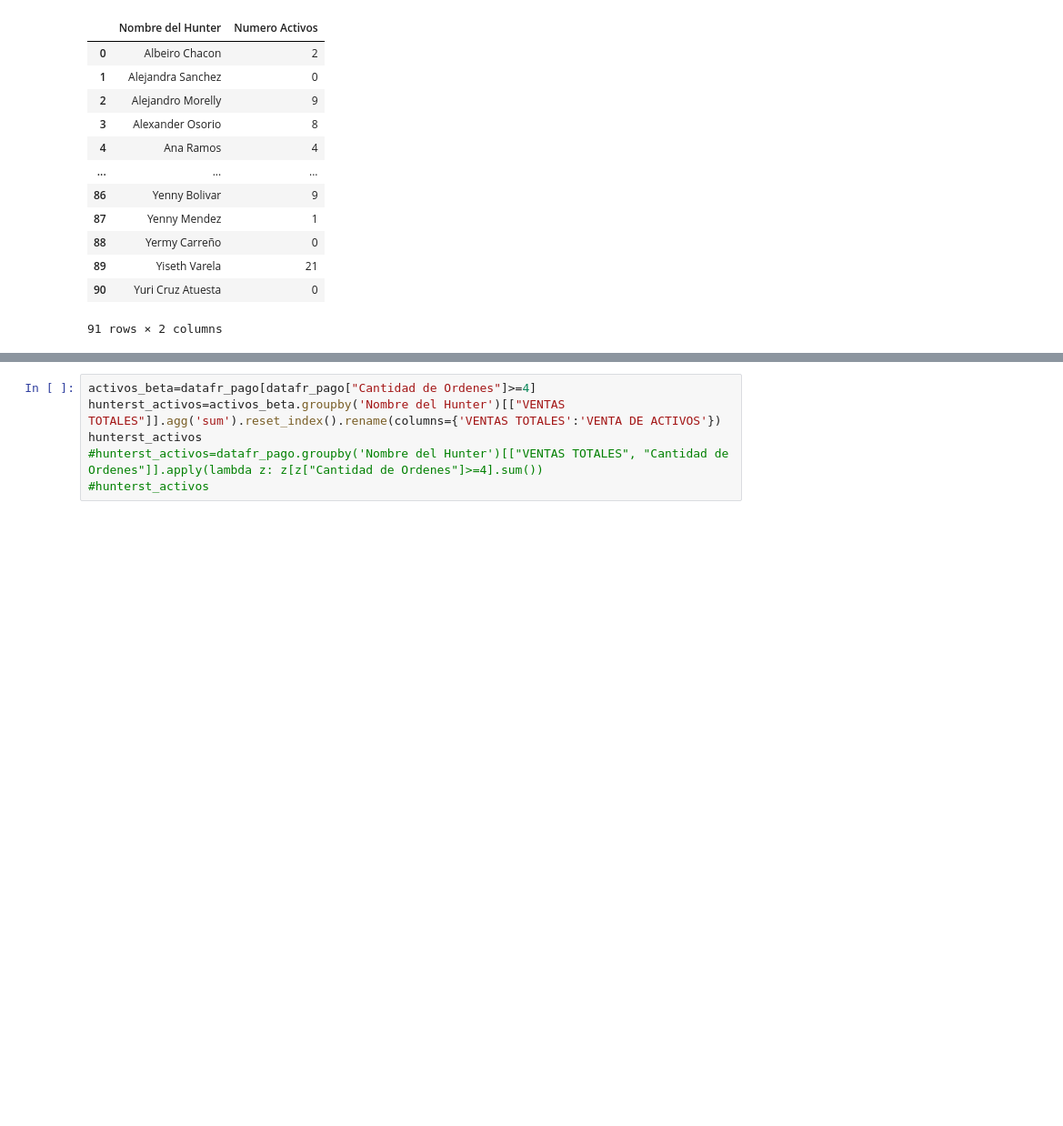
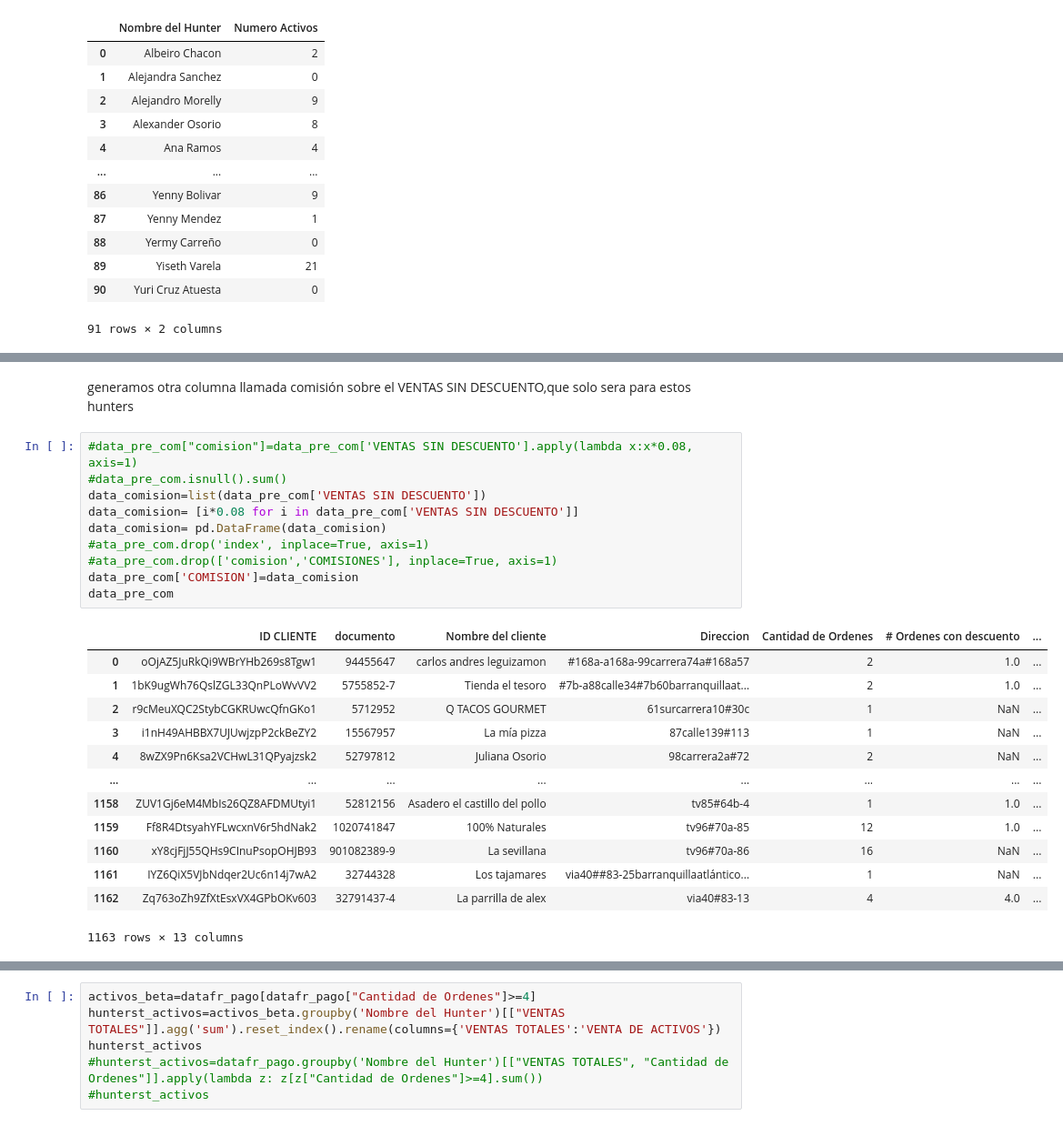
Before and after one commit to AndersonDGueC/data_science_proyects, a Jupyter notebook: frubana/prueba_fruber.ipynb, the cells around one changed output, grey strips where cells are left out. Shown at 91% size. Cells and saved outputs as stored; diff of their text form; blank space fills up the shorter version.

```diff
--- a/frubana/prueba_fruber.ipynb
+++ b/frubana/prueba_fruber.ipynb
@@ -118,0 +243,26 @@ hunter_resa
+# %% [markdown]
+generamos otra columna llamada comisión sobre el VENTAS SIN DESCUENTO,que solo sera para estos hunters
+# %%
+#data_pre_com["comision"]=data_pre_com['VENTAS SIN DESCUENTO'].apply(lambda x:x*0.08, axis=1)
+#data_pre_com.isnull().sum()
+data_comision=list(data_pre_com['VENTAS SIN DESCUENTO'])
+data_comision= [i*0.08 for i in data_pre_com['VENTAS SIN DESCUENTO']]
+data_comision= pd.DataFrame(data_comision)
+#ata_pre_com.drop('index', inplace=True, axis=1)
+#ata_pre_com.drop(['comision','COMISIONES'], inplace=True, axis=1)
+data_pre_com['COMISION']=data_comision
+data_pre_com
+# %% [output]
+|  | ID CLIENTE | documento | Nombre del cliente | Direccion | Cantidad de Ordenes | # Ordenes con descuento | ... |
+| 0 | oOjAZ5JuRkQi9WBrYHb269s8Tgw1 | 94455647 | carlos andres leguizamon | #168a-a168a-99carrera74a#168a57 | 2 | 1.0 | ... |
+| 1 | 1bK9ugWh76QslZGL33QnPLoWvVV2 | 5755852-7 | Tienda el tesoro | #7b-a88calle34#7b60barranquillaat... | 2 | 1.0 | ... |
+| 2 | r9cMeuXQC2StybCGKRUwcQfnGKo1 | 5712952 | Q TACOS GOURMET | 61surcarrera10#30c | 1 | NaN | ... |
+| 3 | i1nH49AHBBX7UJUwjzpP2ckBeZY2 | 15567957 | La mía pizza | 87calle139#113 | 1 | NaN | ... |
+| 4 | 8wZX9Pn6Ksa2VCHwL31QPyajzsk2 | 52797812 | Juliana Osorio | 98carrera2a#72 | 2 | NaN | ... |
+| ... | ... | ... | ... | ... | ... | ... | ... |
+| 1158 | ZUV1Gj6eM4MbIs26QZ8AFDMUtyi1 | 52812156 | Asadero el castillo del pollo | tv85#64b-4 | 1 | 1.0 | ... |
+| 1159 | Ff8R4DtsyahYFLwcxnV6r5hdNak2 | 1020741847 | 100% Naturales | tv96#70a-85 | 12 | 1.0 | ... |
+| 1160 | xY8cjFjJ55QHs9CInuPsopOHJB93 | 901082389-9 | La sevillana | tv96#70a-86 | 16 | NaN | ... |
+| 1161 | IYZ6QiX5VJbNdqer2Uc6n14j7wA2 | 32744328 | Los tajamares | via40##83-25barranquillaatlántico... | 1 | NaN | ... |
+| 1162 | Zq763oZh9ZfXtEsxVX4GPbOKv603 | 32791437-4 | La parrilla de alex | via40#83-13 | 4 | 4.0 | ... |
+1163 rows × 13 columns
```
Also changed, not shown: parts of 22 cells of this notebook.
